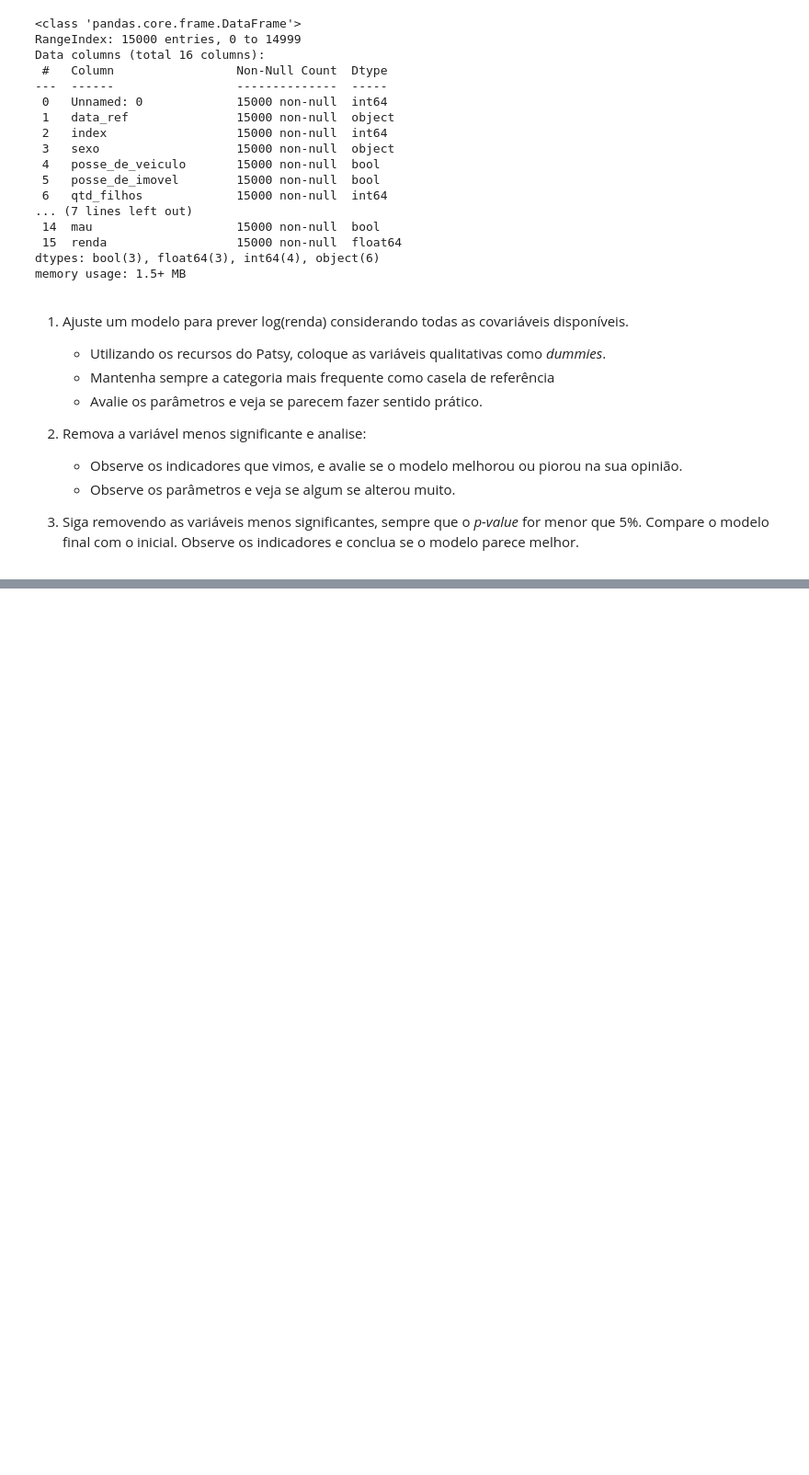
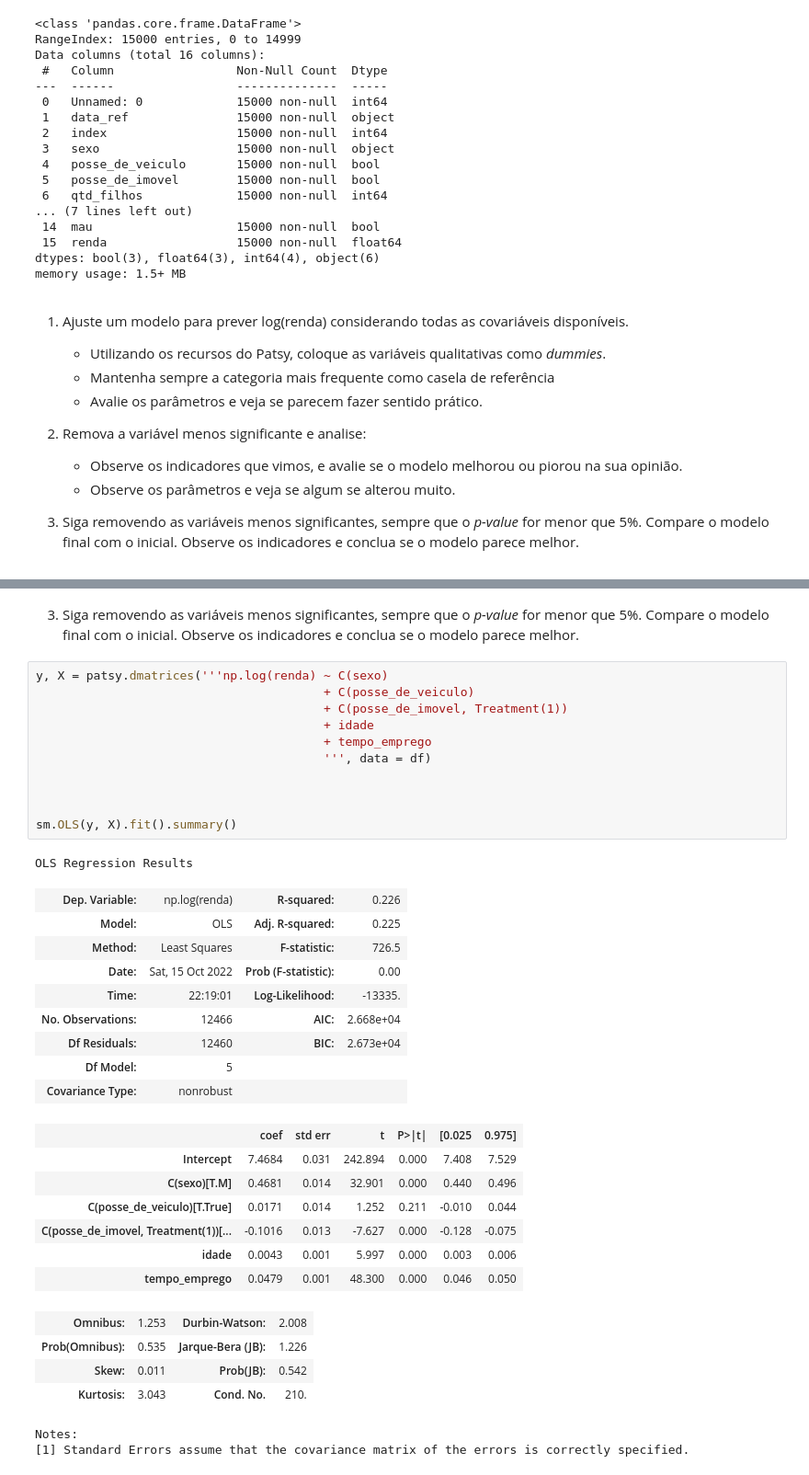
Before and after one commit to lgrdcmt/ebac_exercicios, a Jupyter notebook: Mod13 - Exerc01.ipynb, the cells around one changed output, grey strips where cells are left out. Shown: that part at 92% size. Drawn from its saved outputs; the diff is of its cells as text; blank space fills up the shorter version.

```diff
--- a/Mod13 - Exerc01.ipynb
+++ b/Mod13 - Exerc01.ipynb
@@ -130,0 +243,37 @@ Name: sexo, dtype: int64
+# %% [markdown]
+3. Siga removendo as variáveis menos significantes, sempre que o *p-value* for menor que 5%. Compare o modelo final com o inicial. Observe os indicadores e conclua se o modelo parece melhor.
+# %%
+y, X = patsy.dmatrices('''np.log(renda) ~ C(sexo)
+                                        + C(posse_de_veiculo)
+                                        + C(posse_de_imovel, Treatment(1))
+                                        + idade
+                                        + tempo_emprego
+                                        ''', data = df)
+
+
+
+sm.OLS(y, X).fit().summary()
+# %% [output]
+OLS Regression Results
+| Dep. Variable: | np.log(renda) | R-squared: | 0.226 |
+| Model: | OLS | Adj. R-squared: | 0.225 |
+| Method: | Least Squares | F-statistic: | 726.5 |
+| Date: | Sat, 15 Oct 2022 | Prob (F-statistic): | 0.00 |
+| Time: | 22:19:01 | Log-Likelihood: | -13335. |
+| No. Observations: | 12466 | AIC: | 2.668e+04 |
+| Df Residuals: | 12460 | BIC: | 2.673e+04 |
+| Df Model: | 5 |  |  |
+| Covariance Type: | nonrobust |  |  |
+|  | coef | std err | t | P>|t| | [0.025 | 0.975] |
+| Intercept | 7.4684 | 0.031 | 242.894 | 0.000 | 7.408 | 7.529 |
+| C(sexo)[T.M] | 0.4681 | 0.014 | 32.901 | 0.000 | 0.440 | 0.496 |
+| C(posse_de_veiculo)[T.True] | 0.0171 | 0.014 | 1.252 | 0.211 | -0.010 | 0.044 |
+| C(posse_de_imovel, Treatment(1))[... | -0.1016 | 0.013 | -7.627 | 0.000 | -0.128 | -0.075 |
+| idade | 0.0043 | 0.001 | 5.997 | 0.000 | 0.003 | 0.006 |
+| tempo_emprego | 0.0479 | 0.001 | 48.300 | 0.000 | 0.046 | 0.050 |
+| Omnibus: | 1.253 | Durbin-Watson: | 2.008 |
+| Prob(Omnibus): | 0.535 | Jarque-Bera (JB): | 1.226 |
+| Skew: | 0.011 | Prob(JB): | 0.542 |
+| Kurtosis: | 3.043 | Cond. No. | 210. |
+Notes:
+[1] Standard Errors assume that the covariance matrix of the errors is correctly specified.
```
Also changed, not shown: parts of 10 cells of this notebook.
